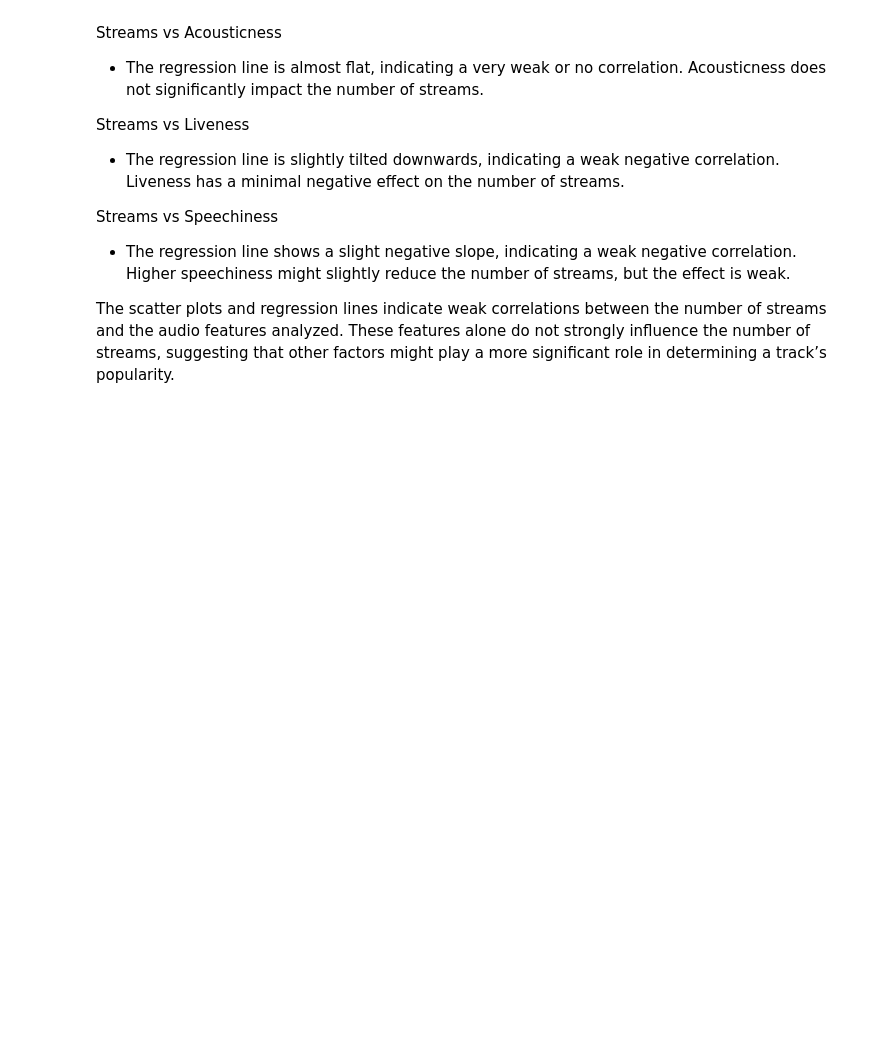
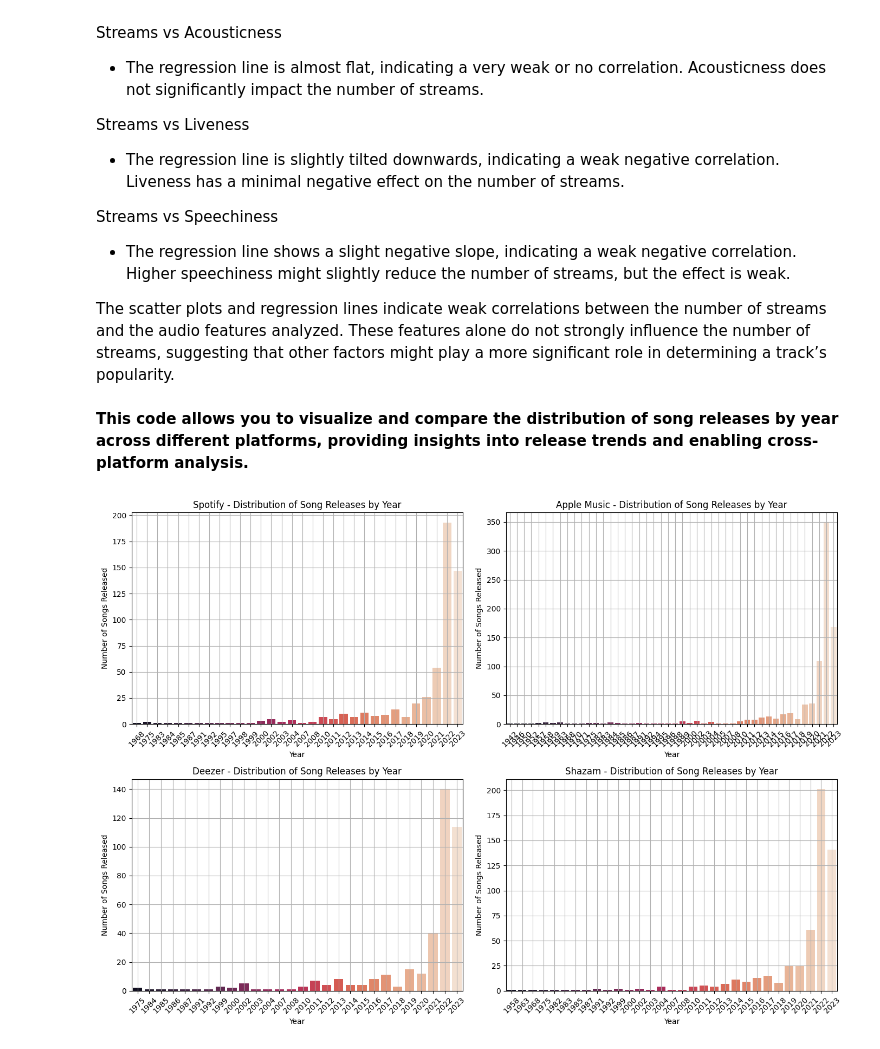
Before and after one commit to janaStani/CPA-MSSS, a Jupyter notebook: cross-platform-analysis.ipynb, the cells around one changed output. Cells and saved outputs as stored; diff of their text form; code cells hidden in the pictures; blank space fills up the shorter version.

```diff
--- a/cross-platform-analysis.ipynb
+++ b/cross-platform-analysis.ipynb
@@ -443,3 +443,49 @@ Streams vs Speechiness
 * The regression line shows a slight negative slope, indicating a weak negative correlation. Higher speechiness might slightly reduce the number of streams, but the effect is weak.
 
 The scatter plots and regression lines indicate weak correlations between the number of streams and the audio features analyzed. These features alone do not strongly influence the number of streams, suggesting that other factors might play a more significant role in determining a track’s popularity.
+# %% [markdown]
+**This code allows you to visualize and compare the distribution of song releases by year across different platforms, providing insights into release trends and enabling cross-platform analysis.**
+# %%
+# List of platforms and their corresponding columns in the dataset
+platforms = ['Spotify', 'Apple Music', 'Deezer', 'Shazam']
+platform_columns = ['in_spotify_charts', 'in_apple_charts', 'in_deezer_charts', 'in_shazam_charts']
+
+# Creating a 2x2 grid of subplots
+fig, axes = plt.subplots(nrows=2, ncols=2, figsize=(14, 10))
+
+# Flatten the axes for easier iteration
+axes = axes.flatten()
+
+# Iterate over platforms and corresponding columns
+for i, (platform, col) in enumerate(zip(platforms, platform_columns)):
+    # Filter the dataframe for the current platform
+    platform_df = df[df[col] > 0].copy()
+
+    # Creating a 'release_date_string' column for the current platform
+    platform_df['release_date_string'] = platform_df['released_year'].astype(str) + '-' + \
+                                        platform_df['released_month'].astype(str) + '-' + \
+                                        platform_df['released_day'].astype(str)
+
+    # Converting the 'release_date_string' column to datetime data type for the current platform
+    platform_df['release_date'] = pd.to_datetime(platform_df['release_date_string'], errors='coerce')
+
+    # Rechecking the distribution of song releases by year for the current platform
+    yearly_releases = platform_df['release_date'].dt.year.value_counts().sort_index()
+
+    # Creating a DataFrame for seaborn
+    yearly_releases_df = yearly_releases.reset_index()
+    yearly_releases_df.columns = ['Year', 'Number of Songs Released']
+
+    # Plotting the distribution of song releases by year for the current platform
+    sns.barplot(data=yearly_releases_df, x='Year', y='Number of Songs Released', ax=axes[i], palette='rocket')
+    axes[i].set_title(f'{platform} - Distribution of Song Releases by Year', fontsize=12)
+    axes[i].set_xlabel('Year')
+    axes[i].set_ylabel('Number of Songs Released')
+    axes[i].tick_params(axis='x', rotation=45)
+    axes[i].grid(True)
+
+# Adjust layout and display
+plt.tight_layout()
+plt.show()
+# %% [output]
+[figure, added]
```
Also changed, not shown: parts of 6 cells of this notebook.
